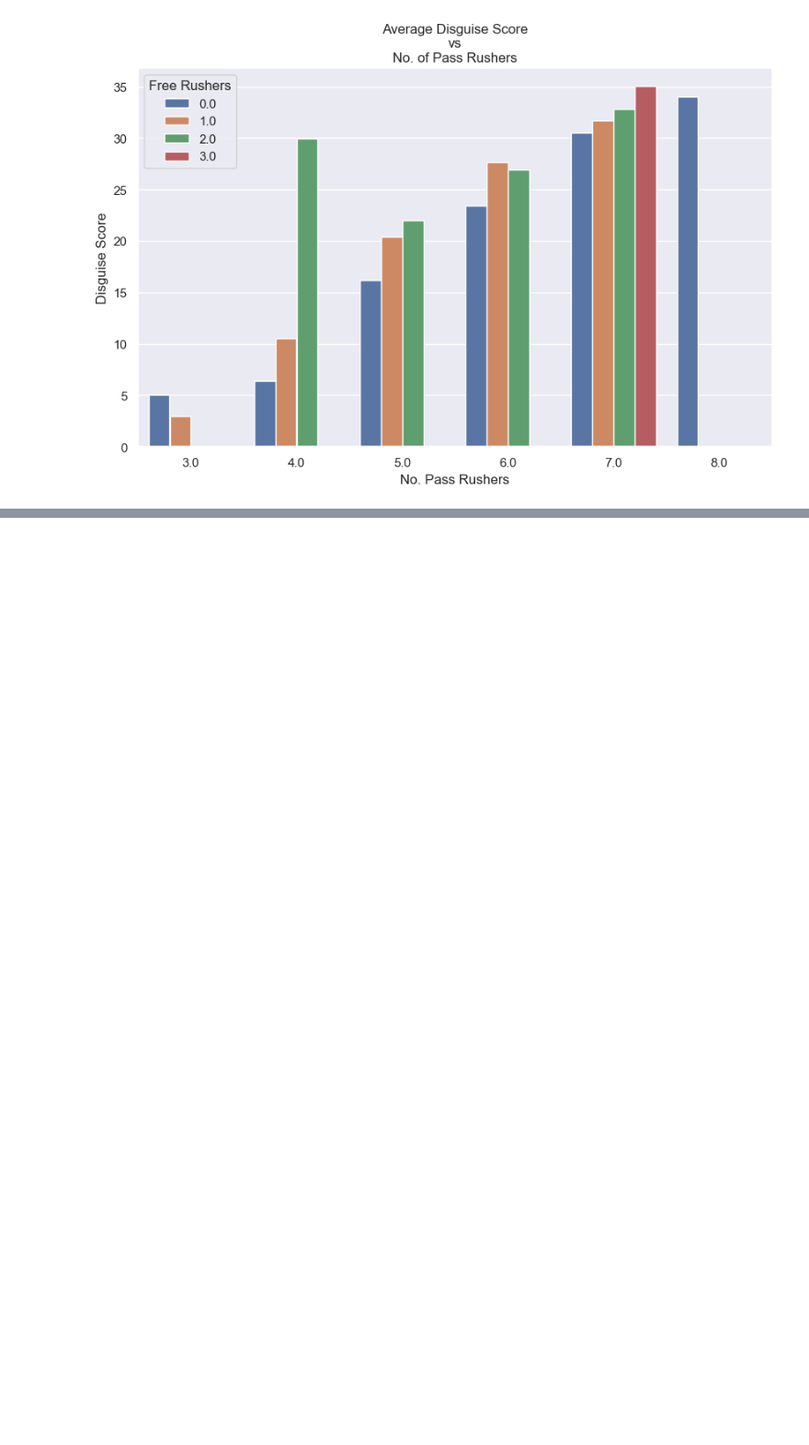
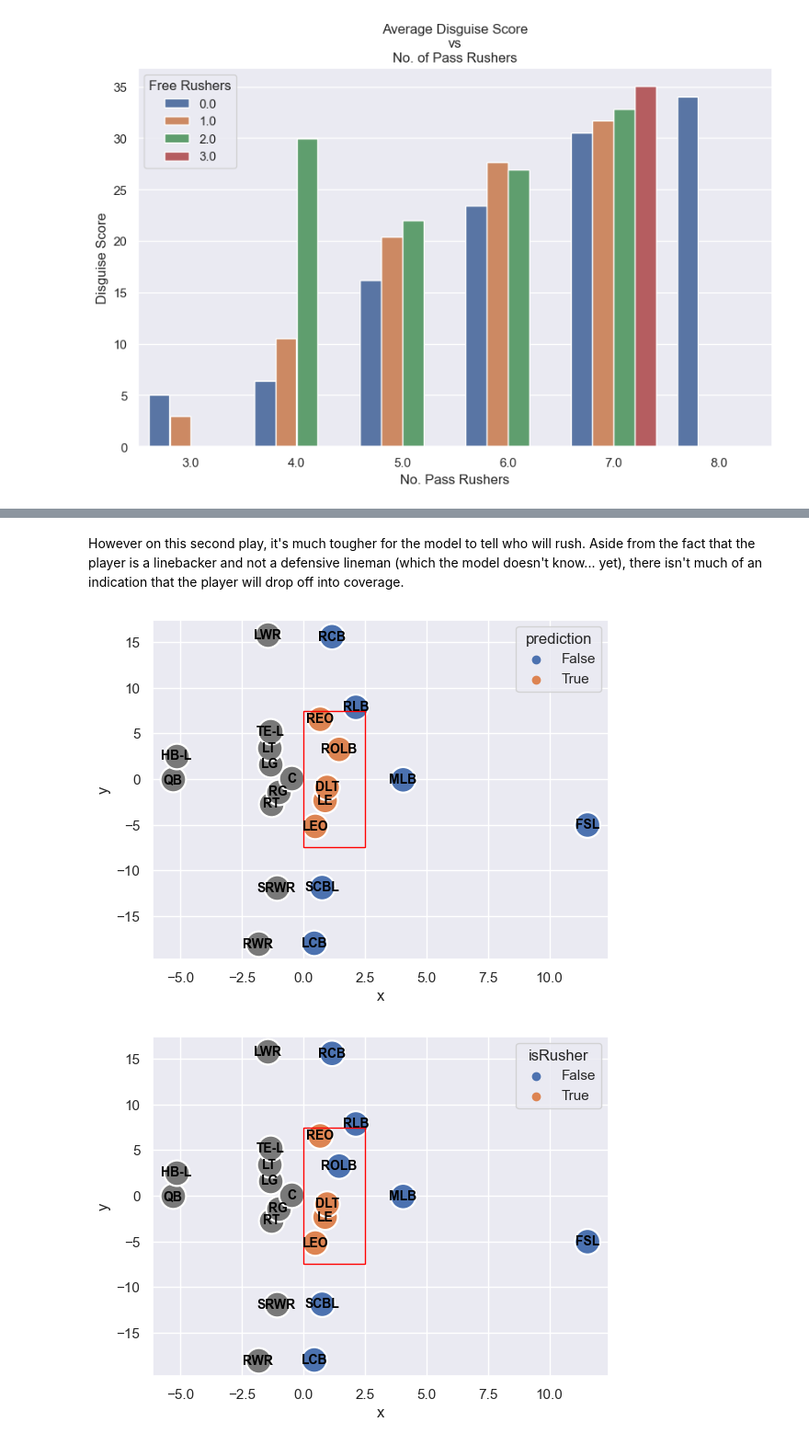
Before and after one commit to sebasdarius/data_science_portfolio, a Jupyter notebook: o_line_analysis/disguise_score.ipynb, the cells around one changed output, grey strips where cells are left out. Shown at 92% size. Cells and saved outputs as stored; diff of their text form; code cells hidden in the pictures; blank space fills up the shorter version.

```diff
--- a/o_line_analysis/disguise_score.ipynb
+++ b/o_line_analysis/disguise_score.ipynb
@@ -189,0 +236,9 @@ plt.show()
+# %% [markdown]
+However on this second play, it's much tougher for the model to tell who will rush. Aside from the fact that the player is a linebacker and not a defensive lineman (which the model doesn't know... yet), there isn't much of an indication that the player will drop off into coverage.
+# %%
+def_df, off_df = get_play(df_flattened, 2021110100, 3876)
+plot_players(def_df, off_df, 'prediction')
+plot_players(def_df, off_df, 'isRusher')
+# %% [output]
+[figure, added]
+[figure, added]
```
Also changed, not shown: parts of 15 cells of this notebook, 8 other files.
